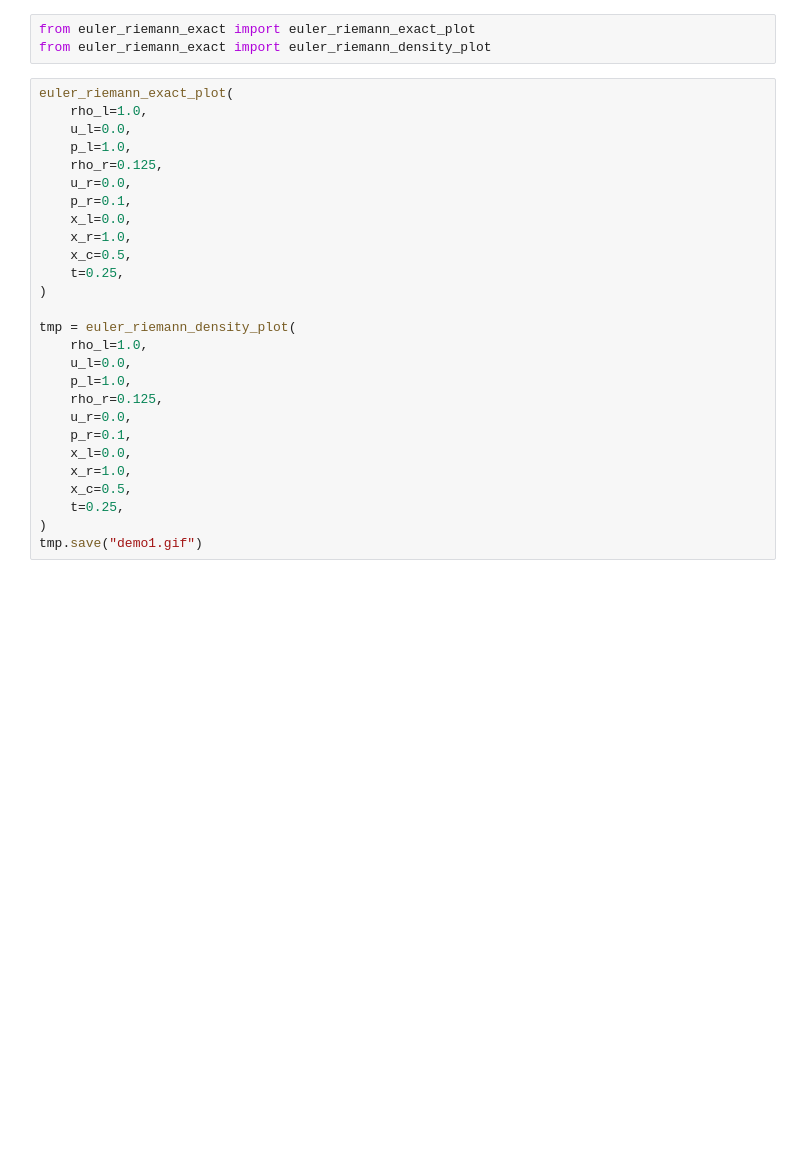
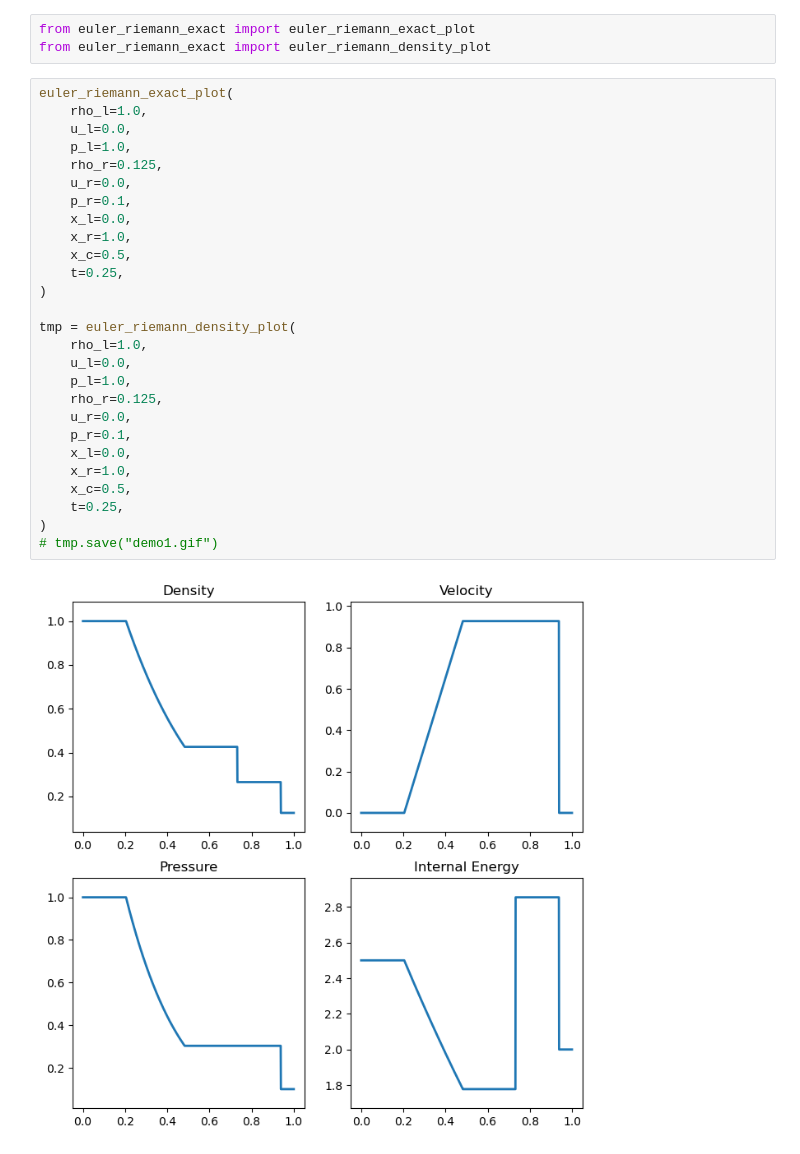
Before and after one commit to fenglielie/pykit, a Jupyter notebook: base/euler_riemann_exact/demo.ipynb, the cells around one changed output. Saved outputs shown, nothing was run; the diff lists cells and outputs as text; blank space fills up the shorter version.

```diff
--- a/base/euler_riemann_exact/demo.ipynb
+++ b/base/euler_riemann_exact/demo.ipynb
@@ -4,27 +4,29 @@ from euler_riemann_exact import euler_riemann_density_plot
 # %%
 euler_riemann_exact_plot(
     rho_l=1.0,
     u_l=0.0,
     p_l=1.0,
     rho_r=0.125,
     u_r=0.0,
     p_r=0.1,
     x_l=0.0,
     x_r=1.0,
     x_c=0.5,
     t=0.25,
 )
 
 tmp = euler_riemann_density_plot(
     rho_l=1.0,
     u_l=0.0,
     p_l=1.0,
     rho_r=0.125,
     u_r=0.0,
     p_r=0.1,
     x_l=0.0,
     x_r=1.0,
     x_c=0.5,
     t=0.25,
 )
-tmp.save("demo1.gif")
+# tmp.save("demo1.gif")
+# %% [output]
+[figure, added]
```
Also changed, not shown: parts of 7 cells of this notebook, 1 other file.
